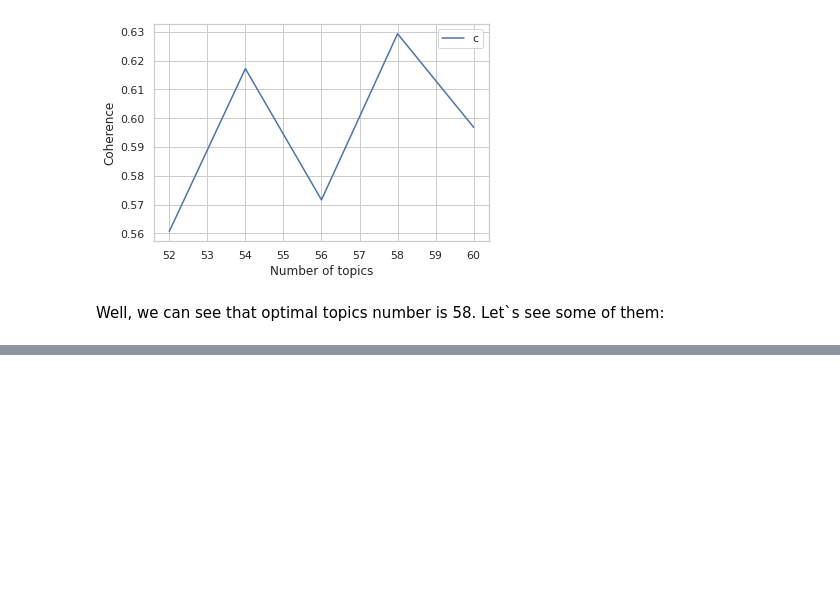
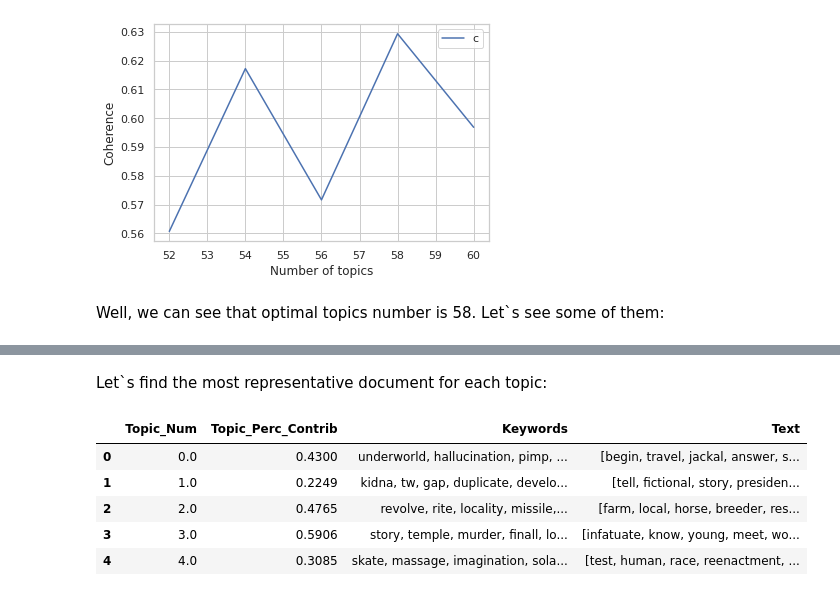
Before and after one commit to ptfrwrd/Explore-movies-and-REC, a Jupyter notebook: Explore_movies_Kaggle.ipynb, the cells around one changed output, grey strips where cells are left out. Saved outputs shown, nothing was run; the diff lists cells and outputs as text; code cells hidden in the pictures; blank space fills up the shorter version.

```diff
--- a/Explore_movies_Kaggle.ipynb
+++ b/Explore_movies_Kaggle.ipynb
@@ -536,0 +580,21 @@ model_list[index].save(temp_file)
+# %% [markdown]
+Let`s  find the most representative document for each topic:
+# %%
+sent_topics_sorteddf_mallet = pd.DataFrame()
+sent_topics_outdf_grpd = df_topic_sents_keywords.groupby('Dominant_Topic')
+
+for i, grp in sent_topics_outdf_grpd:
+    sent_topics_sorteddf_mallet = pd.concat([sent_topics_sorteddf_mallet,
+                                             grp.sort_values(['Perc_Contribution'], ascending=[0]).head(1)],
+                                            axis=0)
+
+sent_topics_sorteddf_mallet.reset_index(drop=True, inplace=True)
+sent_topics_sorteddf_mallet.columns = ['Topic_Num', "Topic_Perc_Contrib", "Keywords", "Text"]
+sent_topics_sorteddf_mallet.head()
+# %% [output]
+|  | Topic_Num | Topic_Perc_Contrib | Keywords | Text |
+| 0 | 0.0 | 0.4300 | underworld, hallucination, pimp, ... | [begin, travel, jackal, answer, s... |
+| 1 | 1.0 | 0.2249 | kidna, tw, gap, duplicate, develo... | [tell, fictional, story, presiden... |
+| 2 | 2.0 | 0.4765 | revolve, rite, locality, missile,... | [farm, local, horse, breeder, res... |
+| 3 | 3.0 | 0.5906 | story, temple, murder, finall, lo... | [infatuate, know, young, meet, wo... |
+| 4 | 4.0 | 0.3085 | skate, massage, imagination, sola... | [test, human, race, reenactment, ... |
```
Also changed, not shown: parts of 7 cells of this notebook.
